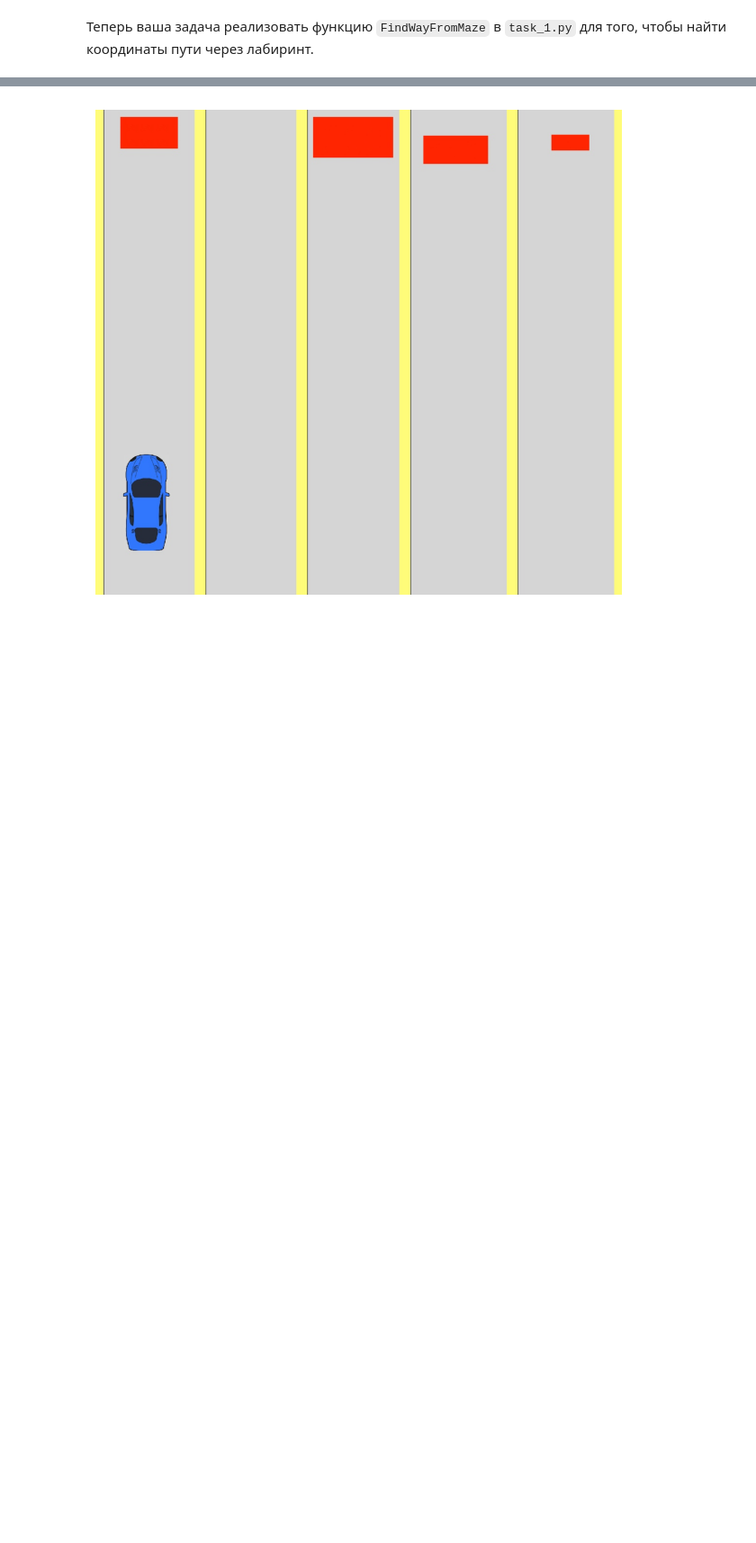
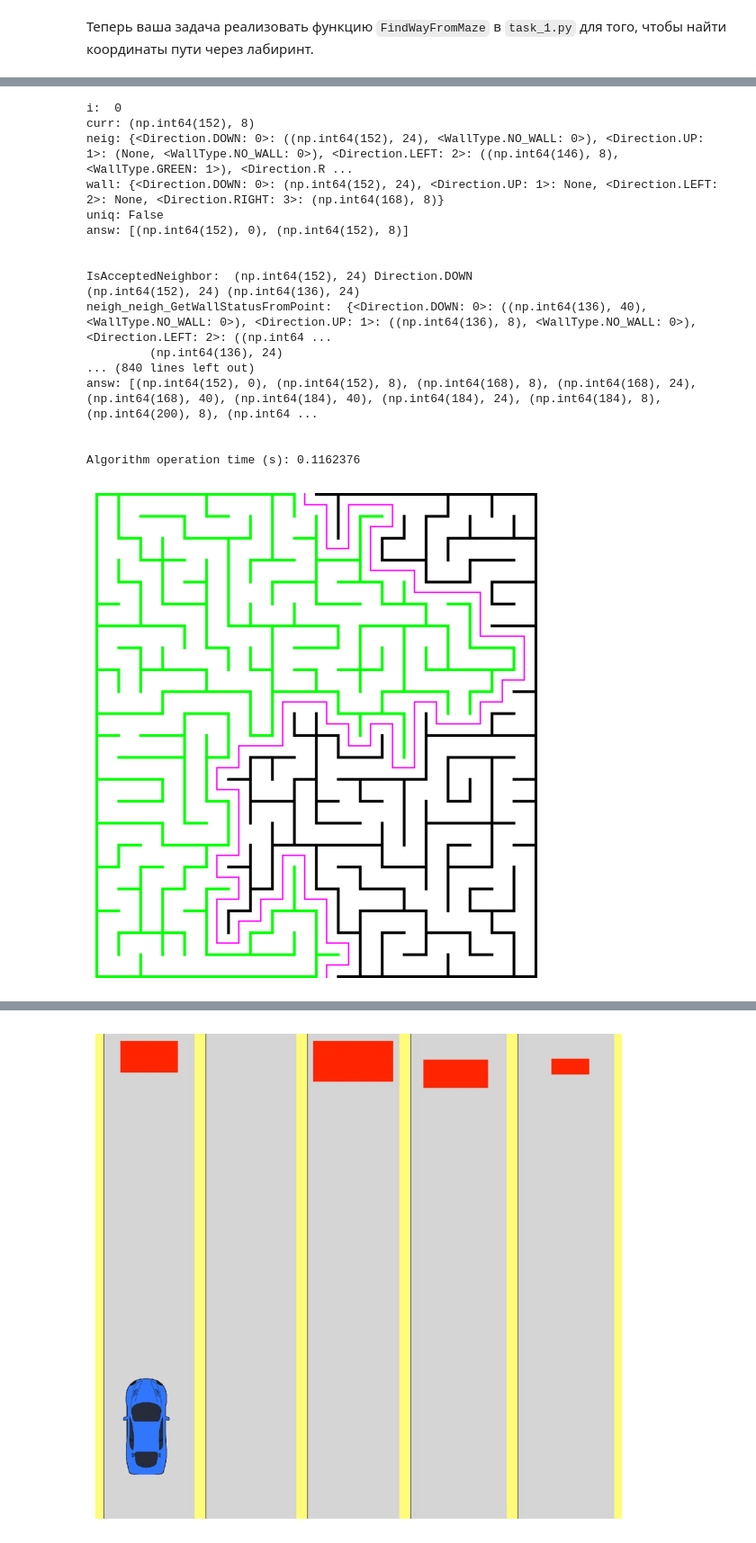
Before and after one commit to UmbrellaLeaf5/computer_vision, a Jupyter notebook: 01_first_images/homework/homework_01.ipynb, the cells around one changed output, grey strips where cells are left out. Shown at 90% size. Saved outputs shown, nothing was run; the diff lists cells and outputs as text; code cells hidden in the pictures; blank space fills up the shorter version.

```diff
--- a/01_first_images/homework/homework_01.ipynb
+++ b/01_first_images/homework/homework_01.ipynb
@@ -113,0 +179,33 @@ Algorithm operation time (s): 0.0639899
+# %%
+test_image = cv2.imread('task_1/20 by 22 orthogonal maze.png')
+
+t_0 = time.time()
+way_coords = FindWayFromMaze(test_image) # вычислить координаты пути через лабиринт
+
+from task_1 import FloodFillFromPoint
+test_image = FloodFillFromPoint(test_image, (0, 0), (0, 255, 0))
+
+print(f"Algorithm operation time (s): {np.round(time.time() - t_0, 7)}")
+
+image_with_way = PlotMazePath(test_image, way_coords)
+
+PlotImage(image_with_way)
+# %% [output]
+i:  0
+curr: (np.int64(152), 8)
+neig: {<Direction.DOWN: 0>: ((np.int64(152), 24), <WallType.NO_WALL: 0>), <Direction.UP: 1>: (None, <WallType.NO_WALL: 0>), <Direction.LEFT: 2>: ((np.int64(146), 8), <WallType.GREEN: 1>), <Direction.R ...
+wall: {<Direction.DOWN: 0>: (np.int64(152), 24), <Direction.UP: 1>: None, <Direction.LEFT: 2>: None, <Direction.RIGHT: 3>: (np.int64(168), 8)}
+uniq: False
+answ: [(np.int64(152), 0), (np.int64(152), 8)]
+
+
+IsAcceptedNeighbor:  (np.int64(152), 24) Direction.DOWN
+(np.int64(152), 24) (np.int64(136), 24)
+neigh_neigh_GetWallStatusFromPoint:  {<Direction.DOWN: 0>: ((np.int64(136), 40), <WallType.NO_WALL: 0>), <Direction.UP: 1>: ((np.int64(136), 8), <WallType.NO_WALL: 0>), <Direction.LEFT: 2>: ((np.int64 ...
+         (np.int64(136), 24)
+... (840 lines left out)
+answ: [(np.int64(152), 0), (np.int64(152), 8), (np.int64(168), 8), (np.int64(168), 24), (np.int64(168), 40), (np.int64(184), 40), (np.int64(184), 24), (np.int64(184), 8), (np.int64(200), 8), (np.int64 ...
+
+
+Algorithm operation time (s): 0.1162376
+[figure, added]
```
Also changed, not shown: parts of 5 cells of this notebook, 1 other file.
